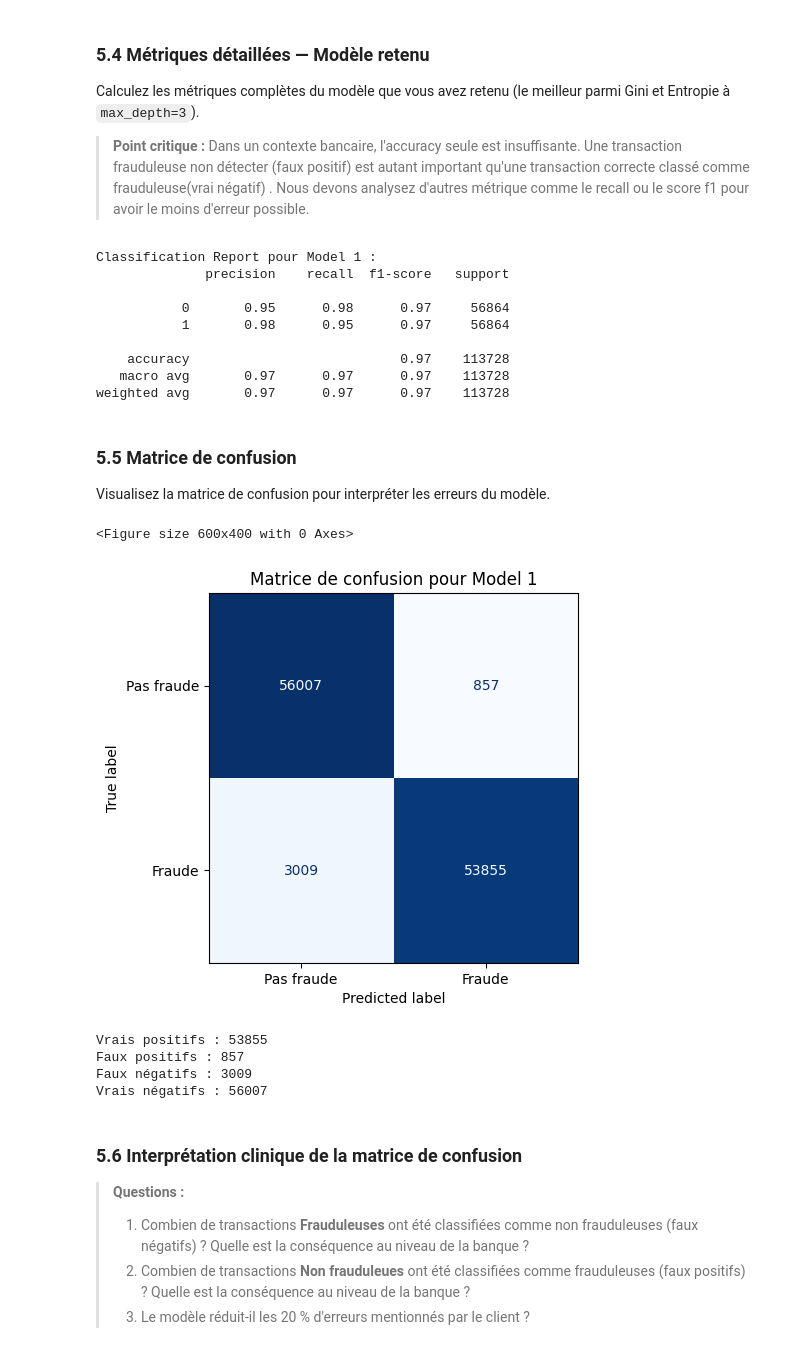
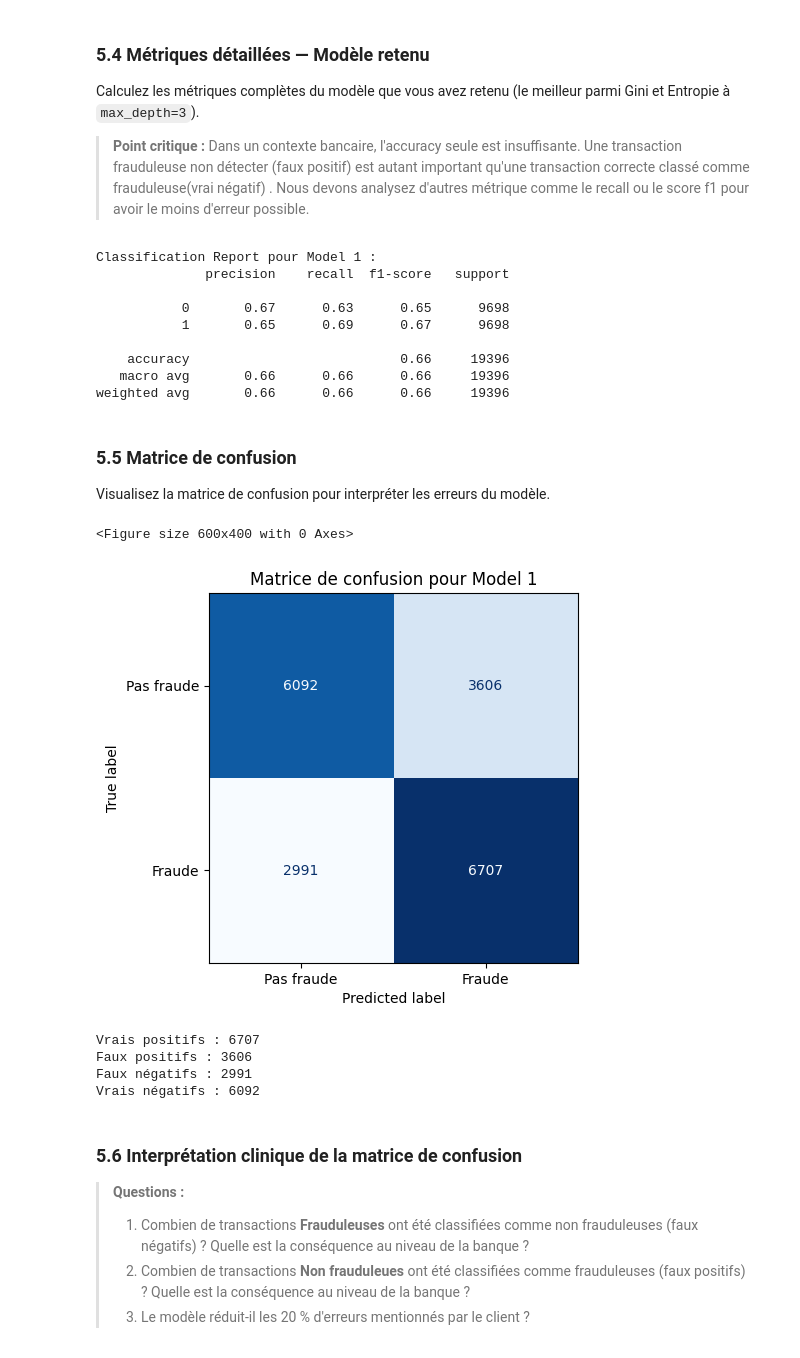
Before and after one commit to cherif-tg/DecisionTree_Fraud_detection, a Jupyter notebook: TP_Arbre_Decision (1).ipynb, the cells around one changed output. Saved outputs shown, nothing was run; the diff lists cells and outputs as text; code cells hidden in the pictures.

```diff
--- a/TP_Arbre_Decision (1).ipynb
+++ b/TP_Arbre_Decision (1).ipynb
@@ -307,0 +424,5 @@ Séparez les variables explicatives (X) et la variable cible (y).
+# %%
+#Encodage des variables catégorielles
+# 3) Encodage: get_dummies pour les catégorielles (drop_first=True)
+df_enc = pd.get_dummies(df_copy, columns=cat_cols, drop_first=True)
+print('Après encodage shape:', df_enc.shape)
@@ -308,7 +431,9 @@ Séparez les variables explicatives (X) et la variable cible (y).
 # %%
 # TODO : Définissez X (les 30 caractéristiques) et y (la colonne 'class')
-X= df_copy.drop('Class', axis=1)
-y= df_copy['Class']
+
+
+X= df_enc.drop('Fraudulent', axis=1)
+y= df_enc['Fraudulent']
 # TODO : Vérifiez les dimensions de X et y
 print(f"Les dimensions de X sont : {X.shape}")
 print(f"Les dimensions de y sont : {y.shape}")
@@ -359,13 +484,13 @@ Name: proportion, dtype: float64
 from imblearn.over_sampling import SMOTE
 smote = SMOTE(random_state=42)
 X_train_resampled, y_train_resampled = smote.fit_resample(X_train, y_train)
-X_test_resampled, y_test_resampled = smote.fit_resample(X_test, y_test)
+X_test, y_test = smote.fit_resample(X_test, y_test)
 #SMOTE est une technique de suréchantillonnage qui génère de nouveaux échantillons synthétiques pour la classe minoritaire afin d'équilibrer les classes dans le jeu de données d'entraînement.
 # En appliquant SMOTE, nous pouvons améliorer les performances du modèle en fournissant plus d'exemples de la classe minoritaire, ce qui peut aider à réduire le biais du modèle envers la classe majoritaire.
 
 print("Proportions de classes dans y_train_resampled :")
 print(y_train_resampled.value_counts(normalize=True) * 100)
 print("\nProportions de classes dans y_test_resampled :")
-print(y_test_resampled.value_counts(normalize=True) * 100)
+print(y_test.value_counts(normalize=True) * 100)
 # %% [output]
 Proportions de classes dans y_train_resampled :
@@ -479,46 +604,46 @@ Calculez les métriques complètes du modèle que vous avez retenu (le meilleur
 # %%
 # TODO : Faites des prédictions sur X_test avec votre modèle retenu
 from sklearn.metrics import classification_report,confusion_matrix,ConfusionMatrixDisplay
-y_pred = model1.predict(X_test_resampled)
+y_pred = model1.predict(X_test)
 # TODO : Affichez le classification_report complet (précision, rappel, f1-score par classe)
 print("Classification Report pour Model 1 :")
-print(classification_report(y_test_resampled, y_pred))
+print(classification_report(y_test, y_pred))
 # %% [output]
 Classification Report pour Model 1 :
               precision    recall  f1-score   support
 
-           0       0.95      0.98      0.97     56864
-           1       0.98      0.95      0.97     56864
+           0       0.67      0.63      0.65      9698
+           1       0.65      0.69      0.67      9698
 
-    accuracy                           0.97    113728
-   macro avg       0.97      0.97      0.97    113728
-weighted avg       0.97      0.97      0.97    113728
+    accuracy                           0.66     19396
+   macro avg       0.66      0.66      0.66     19396
+weighted avg       0.66      0.66      0.66     19396
 # %% [markdown]
 ### 5.5 Matrice de confusion
 
 Visualisez la matrice de confusion pour interpréter les erreurs du modèle.
 # %%
 # TODO : Calculez et visualisez la matrice de confusion avec un heatmap
-matrix=confusion_matrix(y_test_resampled, y_pred)
+matrix=confusion_matrix(y_test, y_pred)
 # TODO : Utilisez des labels clairs : ['Fraude', 'Pas fraude']
 class_labels = ['Pas fraude', 'Fraude']
 plt.figure(figsize=(6, 4))
 disp = ConfusionMatrixDisplay(matrix, display_labels=class_labels)
 disp.plot( colorbar=False, cmap='Blues')
 disp.ax_.set_title('Matrice de confusion pour Model 1')
 plt.show()
 # TODO : Indiquez les vrais positifs, faux positifs, faux négatifs, vrais négatifs
 print("Vrais positifs :", matrix[1, 1])
 print("Faux positifs :", matrix[0, 1])
 print("Faux négatifs :", matrix[1, 0])
 print("Vrais négatifs :", matrix[0, 0])
 # %% [output]
 <Figure size 600x400 with 0 Axes>
-[figure, old version]
+[figure, new version]
-Vrais positifs : 53855
-Faux positifs : 857
-Faux négatifs : 3009
-Vrais négatifs : 56007
+Vrais positifs : 6707
+Faux positifs : 3606
+Faux négatifs : 2991
+Vrais négatifs : 6092
 # %% [markdown]
 ### 5.6 Interprétation clinique de la matrice de confusion
 
```
Also changed, not shown: parts of 48 cells of this notebook, 1 other file.
